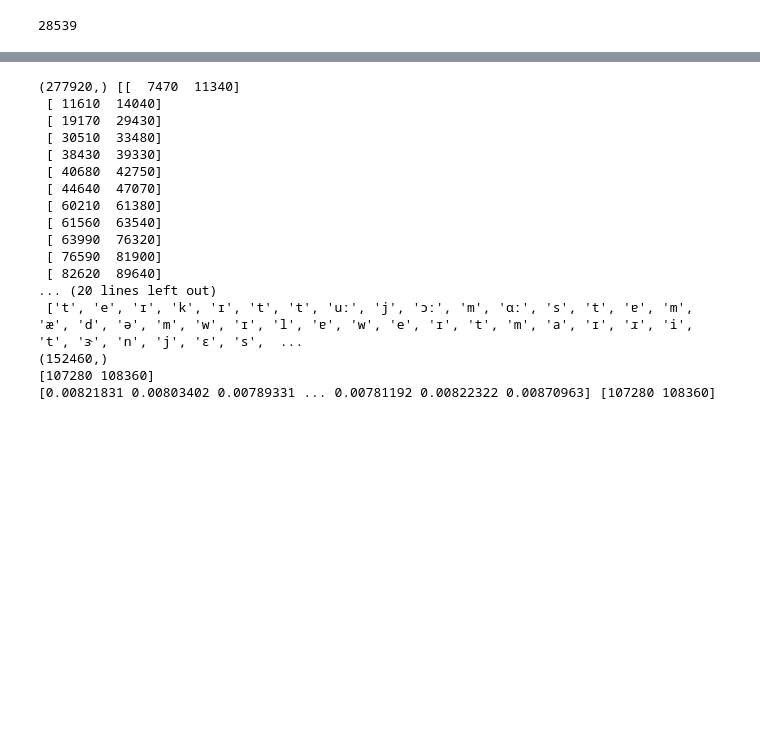
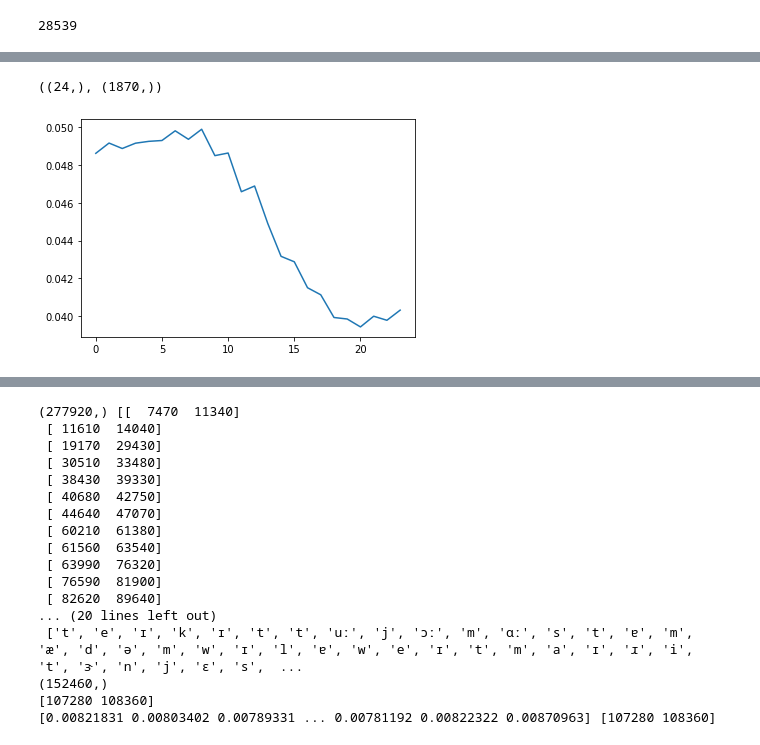
Before and after one commit to Majkil/Artefact, a Jupyter notebook: Model Training.ipynb, the cells around one changed output, grey strips where cells are left out. Saved outputs shown, nothing was run; the diff lists cells and outputs as text; code cells hidden in the pictures; blank space fills up the shorter version.

```diff
--- a/Model Training.ipynb
+++ b/Model Training.ipynb
@@ -57,0 +74,11 @@ with open("exact.npy", 'rb') as f:
+# %%
+#librosa.display.specshow(librosa.feature.mfcc(fb_raw_audio[c] ,n_mfcc=20))
+_amp = librosa.amplitude_to_db(np.abs(librosa.stft(fb_raw_audio[c])), ref=np.max, top_db=None)
+#librosa.display.specshow(_amp, y_axis='log', x_axis='time')
+energy = librosa.feature.rms(fb_raw_audio[c], hop_length=hop_length)[0]
+signal.argrelextrema(energy, np.less)
+plt.plot(energy)
+energy.shape, fb_raw_audio[c].shape
+# %% [output]
+((24,), (1870,))
+[figure, added]
```
Also changed, not shown: parts of 3 cells of this notebook, 5 other files.
